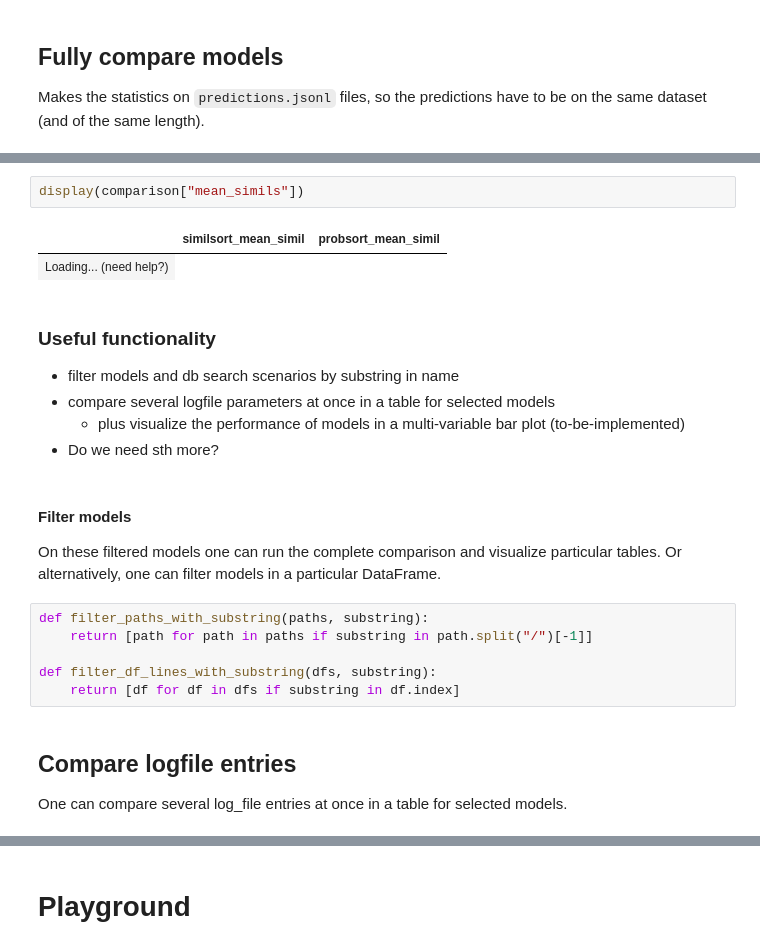
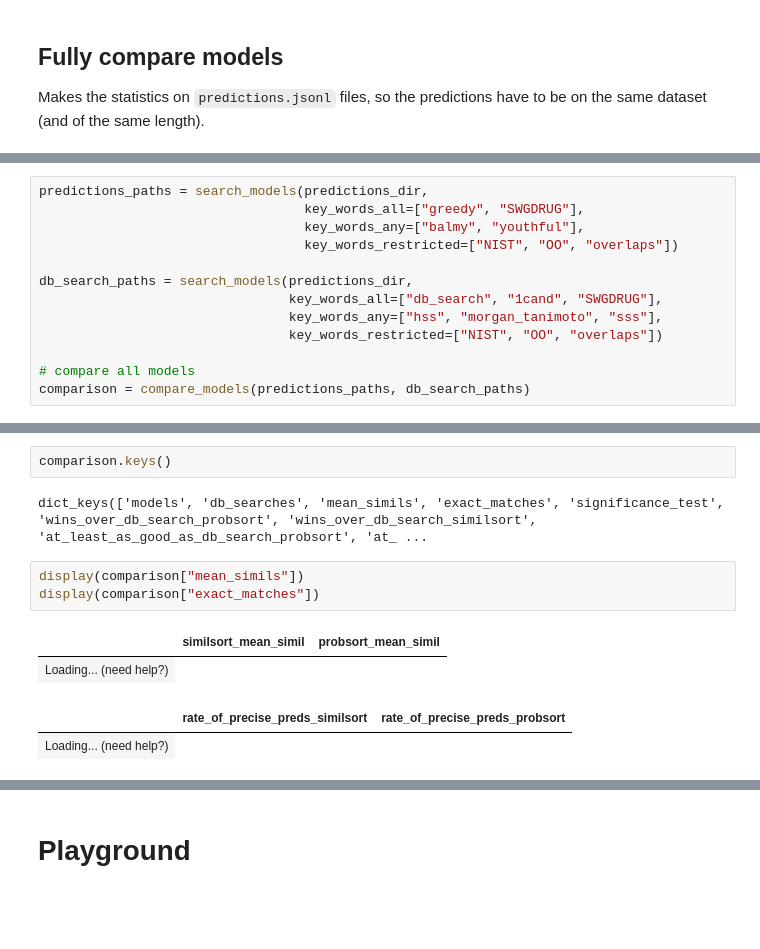
Before and after one commit to ljocha/gc-ms_bart, a Jupyter notebook: notebooks/compare_models_interactive.ipynb, the cells around one changed output, grey strips where cells are left out. Saved outputs shown, nothing was run; the diff lists cells and outputs as text; blank space fills up the shorter version.

```diff
--- a/notebooks/compare_models_interactive.ipynb
+++ b/notebooks/compare_models_interactive.ipynb
@@ -112,0 +102,13 @@ Performing Nemenyi post-hoc test...
+# %%
+predictions_paths = search_models(predictions_dir,
+                                  key_words_all=["greedy", "SWGDRUG"],
+                                  key_words_any=["balmy", "youthful"],
+                                  key_words_restricted=["NIST", "OO", "overlaps"])
+
+db_search_paths = search_models(predictions_dir,
+                                key_words_all=["db_search", "1cand", "SWGDRUG"],
+                                key_words_any=["hss", "morgan_tanimoto", "sss"],
+                                key_words_restricted=["NIST", "OO", "overlaps"])
+
+# compare all models
+comparison = compare_models(predictions_paths, db_search_paths)
@@ -113,25 +123,12 @@ Performing Nemenyi post-hoc test...
+# %%
+comparison.keys()
+# %% [output]
+dict_keys(['models', 'db_searches', 'mean_simils', 'exact_matches', 'significance_test', 'wins_over_db_search_probsort', 'wins_over_db_search_similsort', 'at_least_as_good_as_db_search_probsort', 'at_ ...
 # %%
 display(comparison["mean_simils"])
+display(comparison["exact_matches"])
 # %% [output]
 |  | similsort_mean_simil | probsort_mean_simil |
 | Loading... (need help?) |
+|  | rate_of_precise_preds_similsort | rate_of_precise_preds_probsort |
+| Loading... (need help?) |
-# %% [markdown]
-### Useful functionality
-
-- filter models and db search scenarios by substring in name
-- compare several logfile parameters at once in a table for selected models
-  - plus visualize the performance of models in a multi-variable bar plot (to-be-implemented)
-- Do we need sth more?
-# %% [markdown]
-#### Filter models
-On these filtered models one can run the complete comparison and visualize particular tables.
-Or alternatively, one can filter models in a particular DataFrame.
-# %%
-def filter_paths_with_substring(paths, substring):
-    return [path for path in paths if substring in path.split("/")[-1]]
-
-def filter_df_lines_with_substring(dfs, substring):
-    return [df for df in dfs if substring in df.index]
-# %% [markdown]
-## Compare logfile entries
-One can compare several log_file entries at once in a table for selected models.
```
Also changed, not shown: parts of 8 cells of this notebook, 3 other files.
